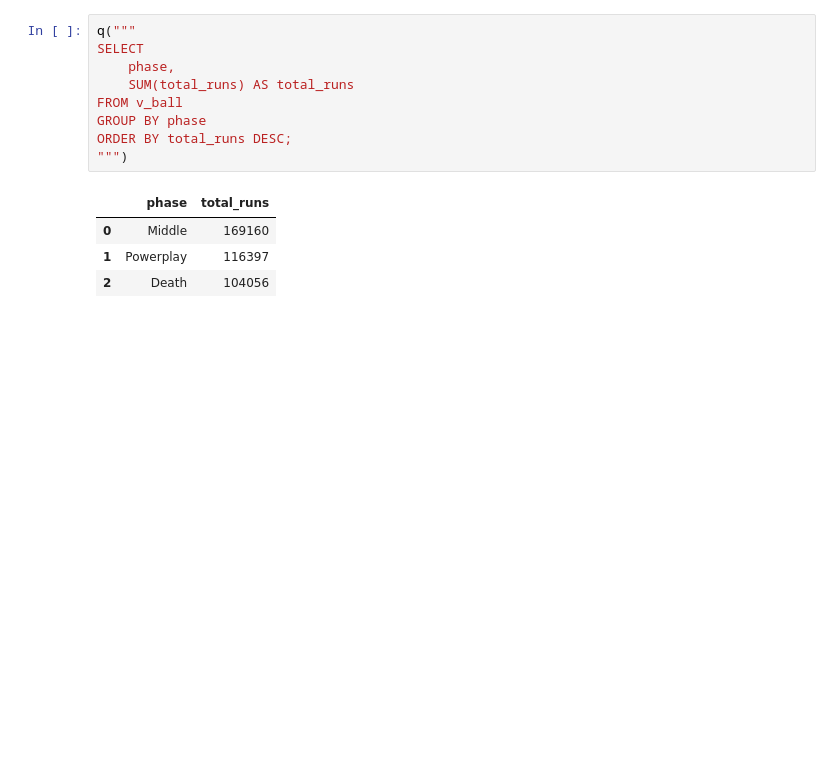
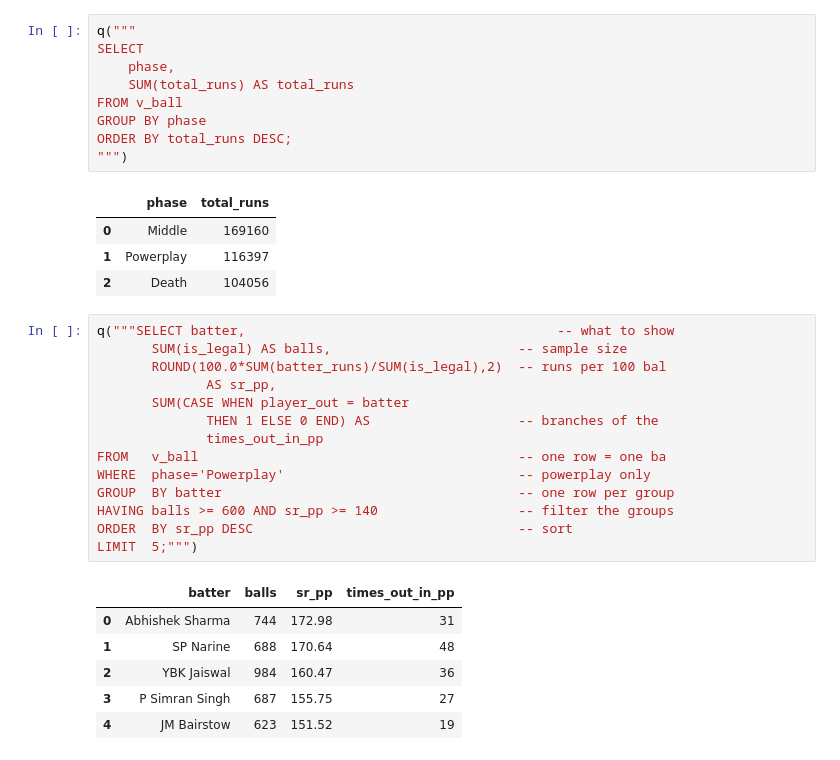
Before and after one commit to midlajmuhammad/ipl-cricket-analytics, a Jupyter notebook: notebooks/03_analysis.ipynb, the cells around one changed output. Drawn from its saved outputs; the diff is of its cells as text; blank space fills up the shorter version.

```diff
--- a/notebooks/03_analysis.ipynb
+++ b/notebooks/03_analysis.ipynb
@@ -391,3 +393,24 @@ ORDER BY total_runs DESC;
 | 0 | Middle | 169160 |
 | 1 | Powerplay | 116397 |
 | 2 | Death | 104056 |
+# %%
+q("""SELECT batter,                                        -- what to show
+       SUM(is_legal) AS balls,                        -- sample size
+       ROUND(100.0*SUM(batter_runs)/SUM(is_legal),2)  -- runs per 100 bal
+              AS sr_pp,
+       SUM(CASE WHEN player_out = batter
+              THEN 1 ELSE 0 END) AS                   -- branches of the
+              times_out_in_pp
+FROM   v_ball                                         -- one row = one ba
+WHERE  phase='Powerplay'                              -- powerplay only
+GROUP  BY batter                                      -- one row per group
+HAVING balls >= 600 AND sr_pp >= 140                  -- filter the groups
+ORDER  BY sr_pp DESC                                  -- sort
+LIMIT  5;""")
+# %% [output]
+|  | batter | balls | sr_pp | times_out_in_pp |
+| 0 | Abhishek Sharma | 744 | 172.98 | 31 |
+| 1 | SP Narine | 688 | 170.64 | 48 |
+| 2 | YBK Jaiswal | 984 | 160.47 | 36 |
+| 3 | P Simran Singh | 687 | 155.75 | 27 |
+| 4 | JM Bairstow | 623 | 151.52 | 19 |
```
Also changed, not shown: parts of 114 cells of this notebook, 4 other files.
